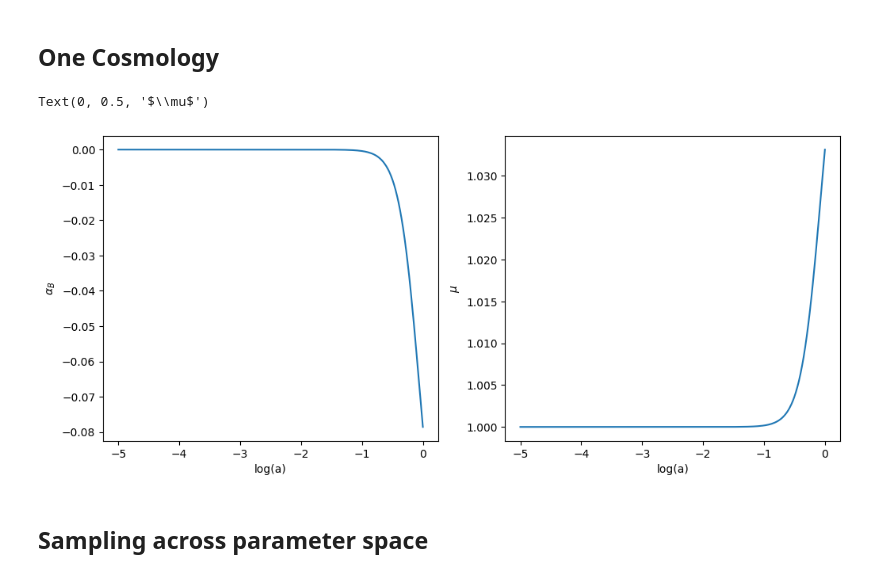
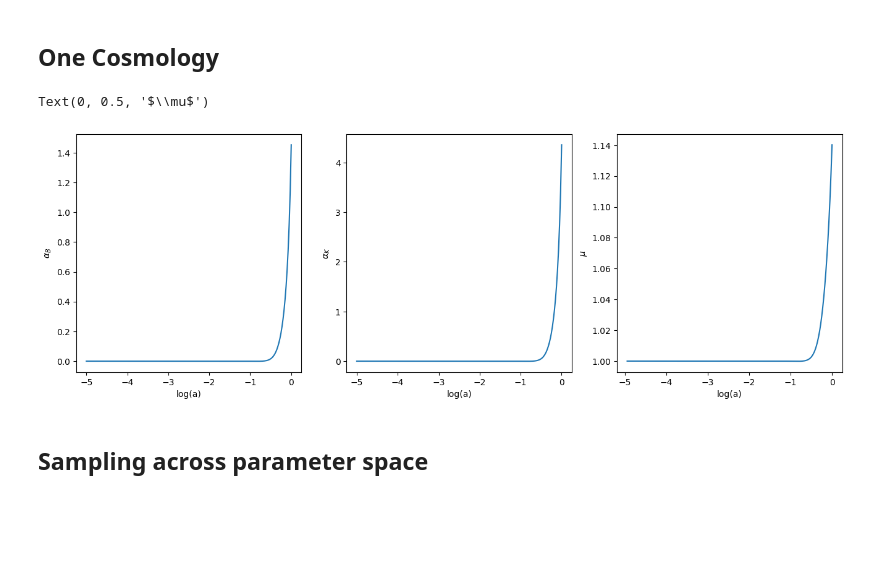
Before and after one commit to joaoreboucas1/cs2-project, a Jupyter notebook: mu_solutions_study/prop.ipynb, the cells around one changed output. Saved outputs shown, nothing was run; the diff lists cells and outputs as text; code cells hidden in the pictures; blank space fills up the shorter version.

```diff
--- a/mu_solutions_study/prop.ipynb
+++ b/mu_solutions_study/prop.ipynb
@@ -51,26 +13,28 @@ import matplotlib.pyplot as plt
 # %%
 reference_cosmo = {
     "omega_m": 0.3,
-    "w0": -0.9,
-    "wa": 0,
+    "w0": -0.838,
+    "wa": -0.62,
     "cs2": 1,
-    "lmbda": -1,
-    "alpha_B_init": 1e-10
+    "alpha_K_0": 1,
+    # "alpha_B_init": 0
 }
 
-log_a, alpha_B, mu = solve_alpha_B(**reference_cosmo, method="euler")
+log_a, alpha_B, alpha_K, mu = solve_alpha_B(aktype=alphaKtype.PROP, **reference_cosmo)
 
-fig, axs = plt.subplots(1, 2, figsize=(12, 5))
+fig, axs = plt.subplots(1, 3, figsize=(16, 5))
 axs[0].plot(log_a, alpha_B)
 axs[0].set_xlabel("log(a)")
 axs[0].set_ylabel("$\\alpha_B$")
-axs[1].plot(log_a, mu)
+axs[1].plot(log_a, alpha_K)
 axs[1].set_xlabel("log(a)")
-axs[1].set_ylabel("$\\mu$")
-# plt.savefig("plots/alpha_B_solution.pdf")
+axs[1].set_ylabel("$\\alpha_K$")
+axs[2].plot(log_a, mu)
+axs[2].set_xlabel("log(a)")
+axs[2].set_ylabel("$\\mu$")
 # %% [output]
 Text(0, 0.5, '$\\mu$')
-[figure, old version]
+[figure, new version]
 # %% [markdown]
 ## Sampling across parameter space
 # %% [markdown]
```
Also changed, not shown: parts of 4 cells of this notebook, 15 other files.
